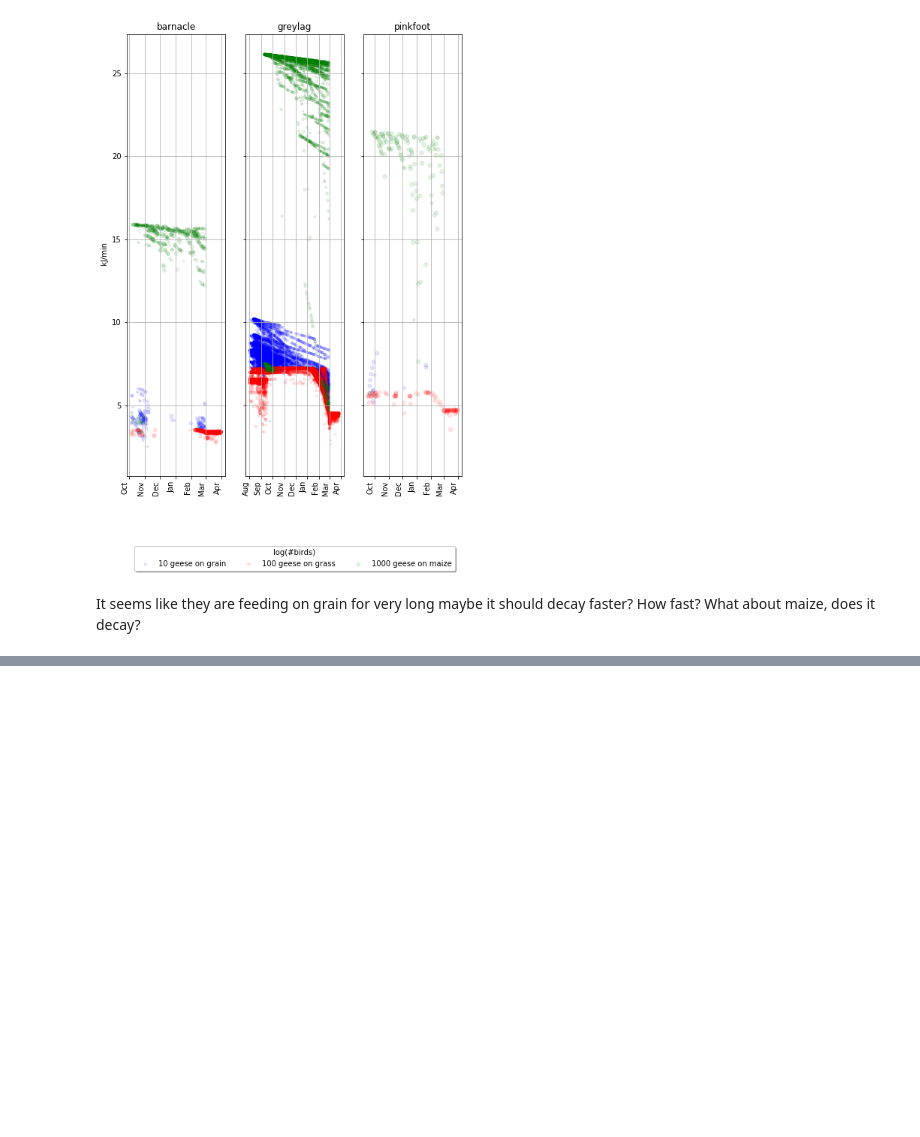
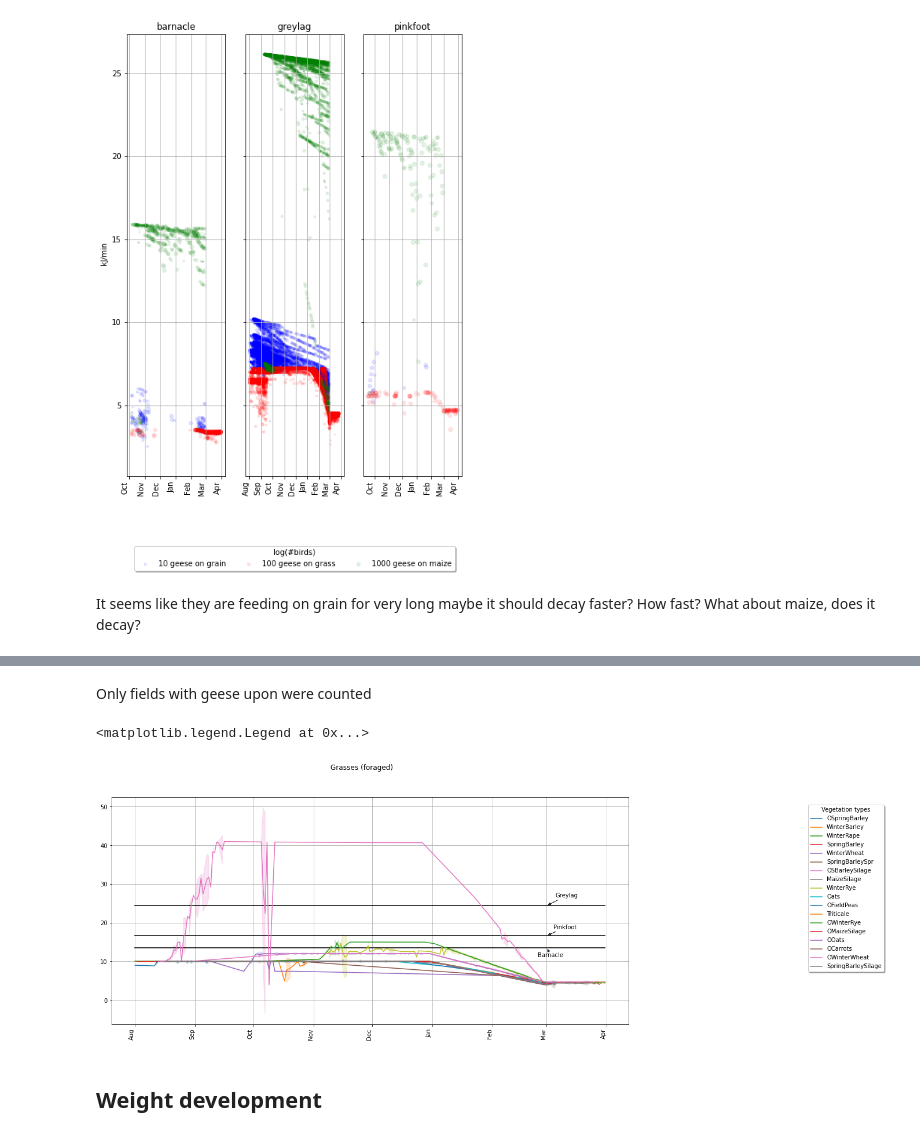
Before and after one commit to andrey-chu/almass_python_testing_mirror, a Jupyter notebook: Goose_test_notebook.ipynb, the cells around one changed output, grey strips where cells are left out. Cells and saved outputs as stored; diff of their text form; code cells hidden in the pictures; blank space fills up the shorter version.

```diff
--- a/Goose_test_notebook.ipynb
+++ b/Goose_test_notebook.ipynb
@@ -446,0 +550,36 @@ ax5.legend(handles=p, labels=grass_types, fancybox=True, shadow=True, title='Veg
+# %% [markdown]
+Only fields with geese upon were counted
+# %%
+fig8, ax8 = plt.subplots(figsize=mpl.figure.figaspect(0.5)*2)
+
+months = mdates.MonthLocator()
+myFmt = mdates.DateFormatter('%b')
+# plt.sca()
+fig8.autofmt_xdate(rotation='vertical')
+ax8.xaxis.set_major_formatter(myFmt)
+
+ax8.grid()
+p1=[None]*len(nongrass_types_foraged)
+
+ax8.xaxis.set_minor_locator(months)
+ax8.xaxis_date()
+p_foraged=[None]*len(nongrass_types_foraged)
+p1_foraged=[None]*len(nongrass_types_foraged)
+ax8.plot(nongrass_2.loc[(nongrass_types_foraged[1],)].index,barnacle_max*np.ones(len(nongrass_2.loc[(nongrass_types_foraged[1],)].index)), color='black')
+ax8.plot(nongrass_2.loc[(nongrass_types_foraged[1],)].index,pinkfoot_max*np.ones(len(nongrass_2.loc[(nongrass_types_foraged[1],)].index)), color='black')
+ax8.plot(nongrass_2.loc[(nongrass_types_foraged[1],)].index,greylag_max*np.ones(len(nongrass_2.loc[(nongrass_types_foraged[1],)].index)), color='black')
+ax8.annotate('Barnacle', (mdates.date2num(dt.datetime(2011, 3, 1)), barnacle_max), xytext=(-15, -15), textcoords='offset points', arrowprops=dict(arrowstyle='-|>'))
+ax8.annotate('Pinkfoot', (mdates.date2num(dt.datetime(2011, 3, 1)), pinkfoot_max), xytext=(12, 12), textcoords='offset points', arrowprops=dict(arrowstyle='-|>'))
+ax8.annotate('Greylag', (mdates.date2num(dt.datetime(2011, 3, 1)), greylag_max), xytext=(15, 15), textcoords='offset points', arrowprops=dict(arrowstyle='-|>'))
+for i in range(len(nongrass_types_foraged)):
+
+    p_foraged[i],=ax8.plot(nongrass_2.loc[(nongrass_types_foraged[i],)].index, nongrass_2.loc[(nongrass_types_foraged[i],)]['veg_mean'])
+    p1_foraged[i]=ax8.fill_between(nongrass_2.loc[(nongrass_types_foraged[i],)].index, nongrass_2.loc[(nongrass_types_foraged[i],)]['veg_up'], nongrass_2.loc[(nongrass_types_foraged[i],)]['veg_down'],alpha=0.2,color=p[i]._color)
+    #
+fig8.suptitle('Grasses (foraged)')
+ax8.legend(handles=p_foraged, labels=nongrass_types_foraged, fancybox=True, shadow=True, title='Vegetation types', loc='center right',bbox_to_anchor=(1.5, 0.60))
+# %% [output]
+<matplotlib.legend.Legend at 0x...>
+[figure, added]
+# %% [markdown]
+## Weight development
```
Also changed, not shown: parts of 13 cells of this notebook, 1 other file.
